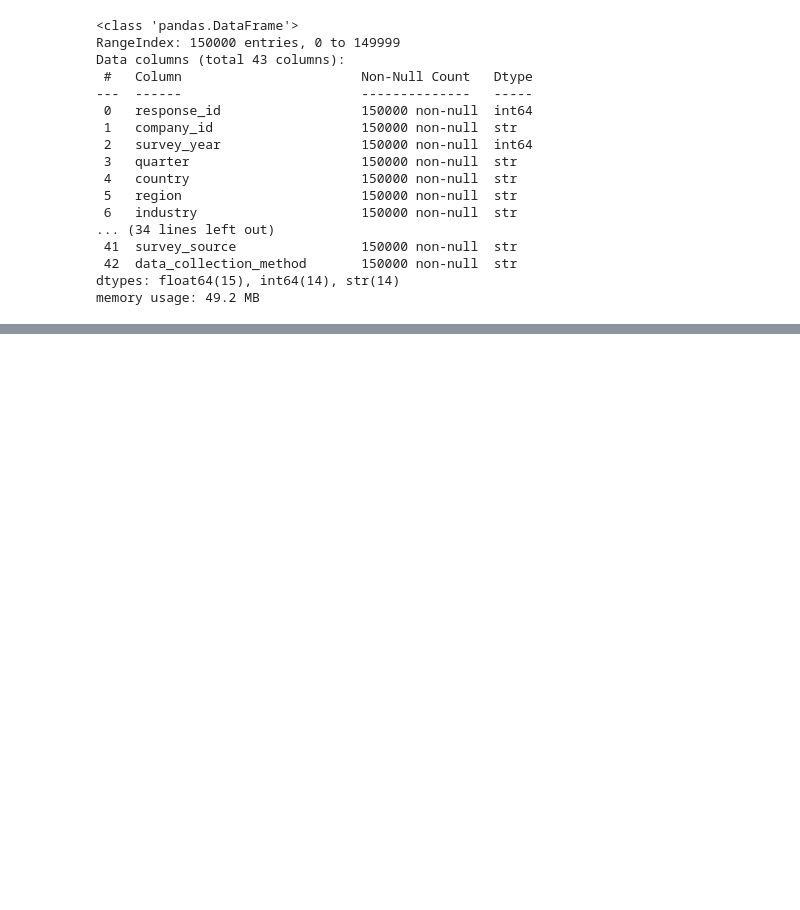
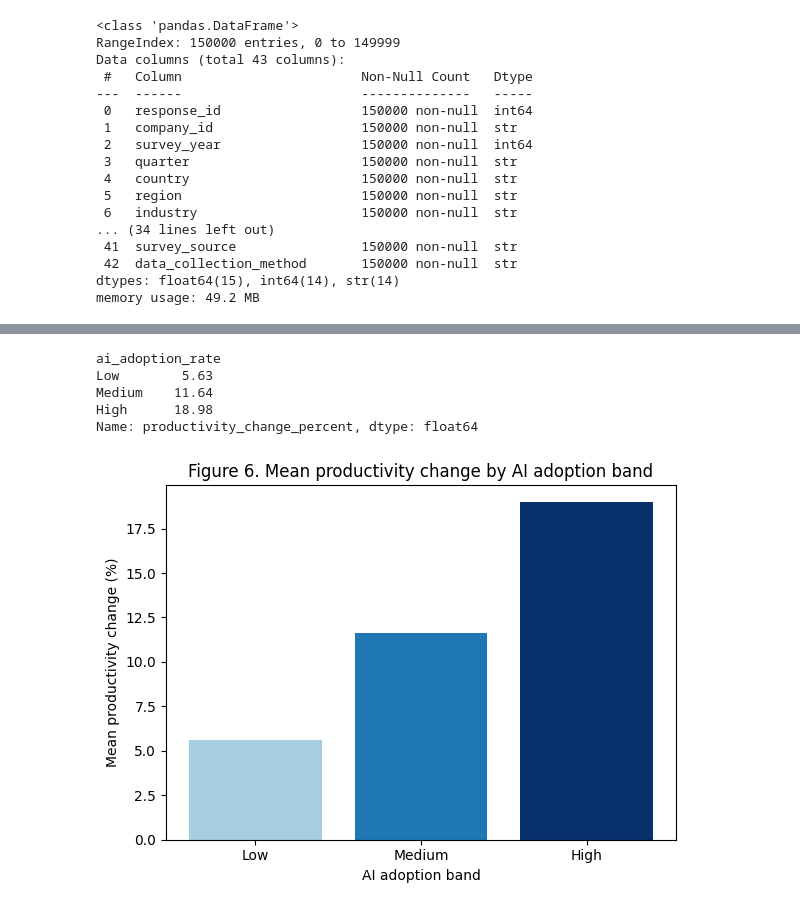
Before and after one commit to avathanshu/ENGE707_Sens-AI-tional_Project, a Jupyter notebook: AI_analysis_avathanshu.ipynb, the cells around one changed output, grey strips where cells are left out. Cells and saved outputs as stored; diff of their text form; code cells hidden in the pictures; blank space fills up the shorter version.

```diff
--- a/AI_analysis_avathanshu.ipynb
+++ b/AI_analysis_avathanshu.ipynb
@@ -548,0 +398,22 @@ Columns with any missing data: 0 of 43
+# %%
+bins = [-0.01, 33.33, 66.67, 100]
+labels = ["Low", "Medium", "High"]
+band = pd.cut(df_clean["ai_adoption_rate"], bins=bins, labels=labels)
+
+band_means = df_clean.groupby(band, observed=True)["productivity_change_percent"].mean()
+print(band_means.round(2))
+
+fig, ax = plt.subplots(figsize=(6, 4.5))
+ax.bar(band_means.index.astype(str), band_means.values, color=["#a6cee3", "#1f78b4", "#08306b"])
+ax.set_xlabel("AI adoption band")
+ax.set_ylabel("Mean productivity change (%)")
+ax.set_title("Figure 6. Mean productivity change by AI adoption band")
+plt.tight_layout()
+plt.show()
+# %% [output]
+ai_adoption_rate
+Low        5.63
+Medium    11.64
+High      18.98
+Name: productivity_change_percent, dtype: float64
+[figure, added]
```
Also changed, not shown: parts of 60 cells of this notebook, 1 other file.
